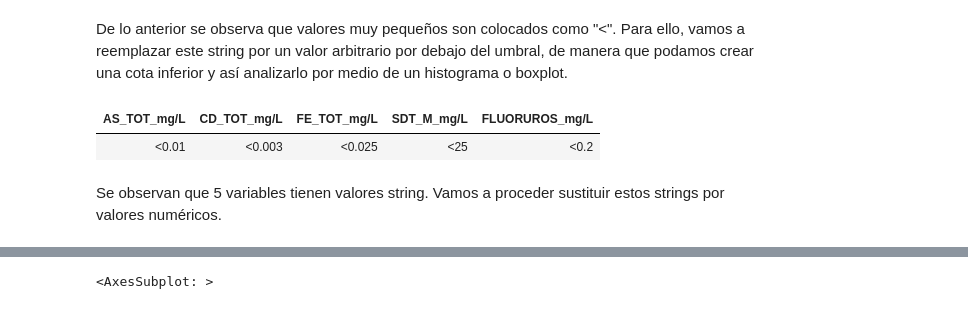
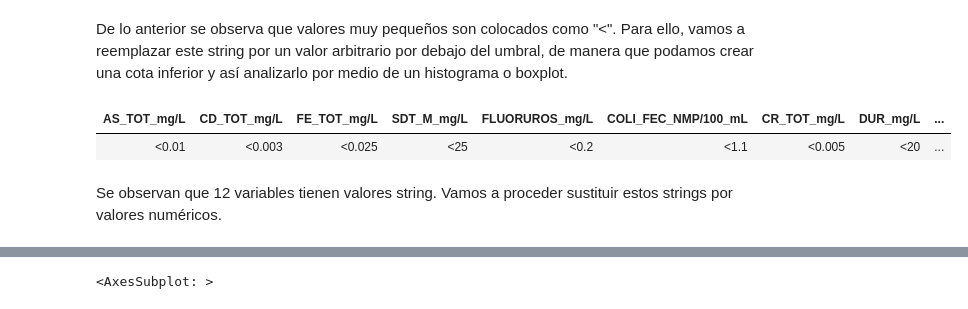
Before and after one commit to PosgradoMNA/actividades-del-projecto-equipo_102, a Jupyter notebook: Reto/aguas-subterraneas.ipynb, the cells around one changed output, grey strips where cells are left out. Drawn from its saved outputs; the diff is of its cells as text; code cells hidden in the pictures.

```diff
--- a/Reto/aguas-subterraneas.ipynb
+++ b/Reto/aguas-subterraneas.ipynb
@@ -69,19 +98,21 @@ Name: CD_TOT_mg/L, dtype: int64
 De lo anterior se observa que valores muy pequeños son colocados como "<". Para ello, vamos a reemplazar este string por un valor arbitrario por debajo del umbral, de manera que podamos crear una cota inferior y así analizarlo por medio de un histograma o boxplot.
 # %%
 #Definimos las variables numéricas a analizar
-vars = ['ALC_mg/L','AS_TOT_mg/L', 'CD_TOT_mg/L', 'FE_TOT_mg/L', 'SDT_M_mg/L','SDT_mg/L', 'FLUORUROS_mg/L' ]
-vars2 = ['COLI_FEC_NMP/100_mL', 'CONDUCT_mS/cm', 'CR_TOT_mg/L', 'DUR_mg/L', 'HG_TOT_mg/L', 'MN_TOT_mg/L', 'N_NO3_mg/L', 'PB_TOT_mg/L']
+vars = [
+        'ALC_mg/L','AS_TOT_mg/L', 'CD_TOT_mg/L', 'FE_TOT_mg/L', 'SDT_M_mg/L',
+        'SDT_mg/L', 'FLUORUROS_mg/L', 'COLI_FEC_NMP/100_mL', 'CONDUCT_mS/cm',
+        'CR_TOT_mg/L', 'DUR_mg/L', 'HG_TOT_mg/L', 'MN_TOT_mg/L', 'N_NO3_mg/L', 'PB_TOT_mg/L' ]
 
 limits = {}
 for  var in vars:
         if  (df[var].dtypes == 'object'):
                 #Obtenemos las observaciones que solo tengan < > o =
                 limits[var] = df[df[var].str.contains('<|>|=', na='na') == True][var].value_counts().index
 #Lo convertimos en DF para mejor visualización
-limits_df = pd.DataFrame(limits)
+limits_df = pd.DataFrame(limits, index = [0])
 display(limits_df.style.hide(axis = 'index'))
 # %% [output]
-| AS_TOT_mg/L | CD_TOT_mg/L | FE_TOT_mg/L | SDT_M_mg/L | FLUORUROS_mg/L |
-| <0.01 | <0.003 | <0.025 | <25 | <0.2 |
+| AS_TOT_mg/L | CD_TOT_mg/L | FE_TOT_mg/L | SDT_M_mg/L | FLUORUROS_mg/L | COLI_FEC_NMP/100_mL | CR_TOT_mg/L | DUR_mg/L | ... |
+| <0.01 | <0.003 | <0.025 | <25 | <0.2 | <1.1 | <0.005 | <20 | ... |
 # %% [markdown]
-Se observan que 5 variables tienen valores string. Vamos a proceder sustituir estos strings por valores numéricos.
+Se observan que 12 variables tienen valores string. Vamos a proceder sustituir estos strings por valores numéricos.
```
Also changed, not shown: parts of 25 cells of this notebook.
